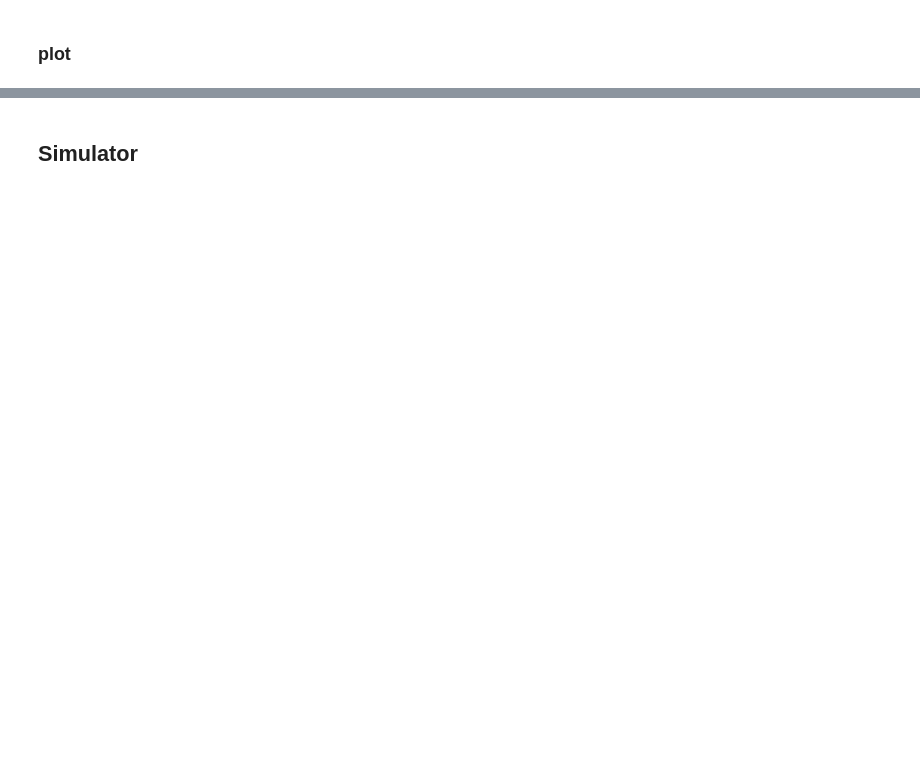
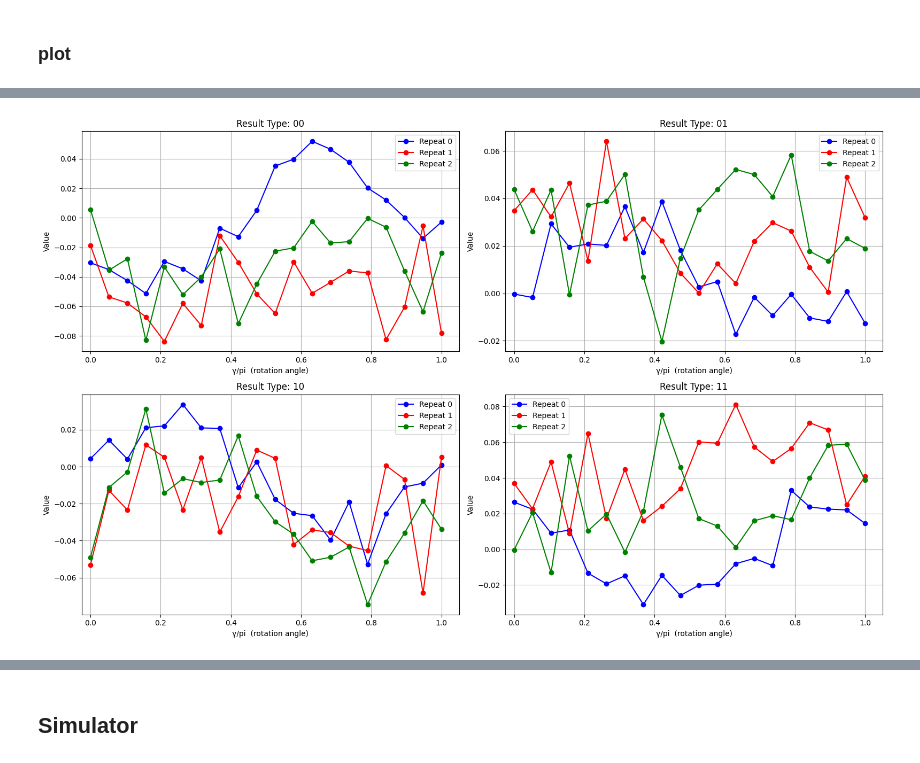
Before and after one commit to Rafe-code/qaoa_err_invest, a Jupyter notebook: error_rzz_by_angle.ipynb, the cells around one changed output, grey strips where cells are left out. Drawn from its saved outputs; the diff is of its cells as text; code cells hidden in the pictures; blank space fills up the shorter version.

```diff
--- a/error_rzz_by_angle.ipynb
+++ b/error_rzz_by_angle.ipynb
@@ -248,3 +307,50 @@ plot_results(results_dict, fname="plots/rzz_err_by_angle_hardware.png")
+# %%
+def plot_results_by_repeat(df_all_results, fname):
+    """
+    Plots subplots for each result_type from the DataFrame df_all_results.
+    Each subplot has gamma on the x-axis and separate lines for each repeat.
+    """
+    # Reset the index to work with grouped data
+    df_reset = df_all_results.reset_index()
+
+    # Get unique result_types and repeats for subplots
+    result_types = df_reset["result_type"].unique()
+    repeats = df_reset["repeat"].unique()
+
+    # Create subplots
+    fig, axes = plt.subplots(2, 2, figsize=(16, 10))
+    clrs = ["b", "r", "g"]  # Colors for repeats
+    axes_flat = axes.flatten()
+
+    # Plot for each result_type
+    for i, (ax, result_type) in enumerate(zip(axes_flat, result_types)):
+        # Filter data for the current result_type
+        data = df_reset[df_reset["result_type"] == result_type]
+
+        # Plot each repeat with a different color
+        for j, repeat in enumerate(repeats):
+            repeat_data = data[data["repeat"] == repeat]
+            ax.plot(
+                repeat_data["gamma"], repeat_data["value"],
+                label=f"Repeat {repeat}", color=clrs[j], marker="o"
+            )
+
+        # Set labels and title
+        ax.set_title(f"Result Type: {result_type}")
+        ax.set_xlabel(r"γ/pi  (rotation angle)")
+        ax.set_ylabel("Value")
+        ax.legend()
+        ax.grid(True)
+        ax.set_xlim([-0.025, 1.05])
+
+    # Adjust layout and save the plot
+    plt.tight_layout()
+    # plt.savefig(fname, bbox_inches="tight")
+
+# Call the function to plot
+plot_results_by_repeat(df_all_results, fname="plots/rzz_err_by_repeat.png")
+# %% [output]
+[figure, added]
 # %%
 import matplotlib.pyplot as plt
 import numpy as np
```
Also changed, not shown: parts of 21 cells of this notebook, 5 other files.
